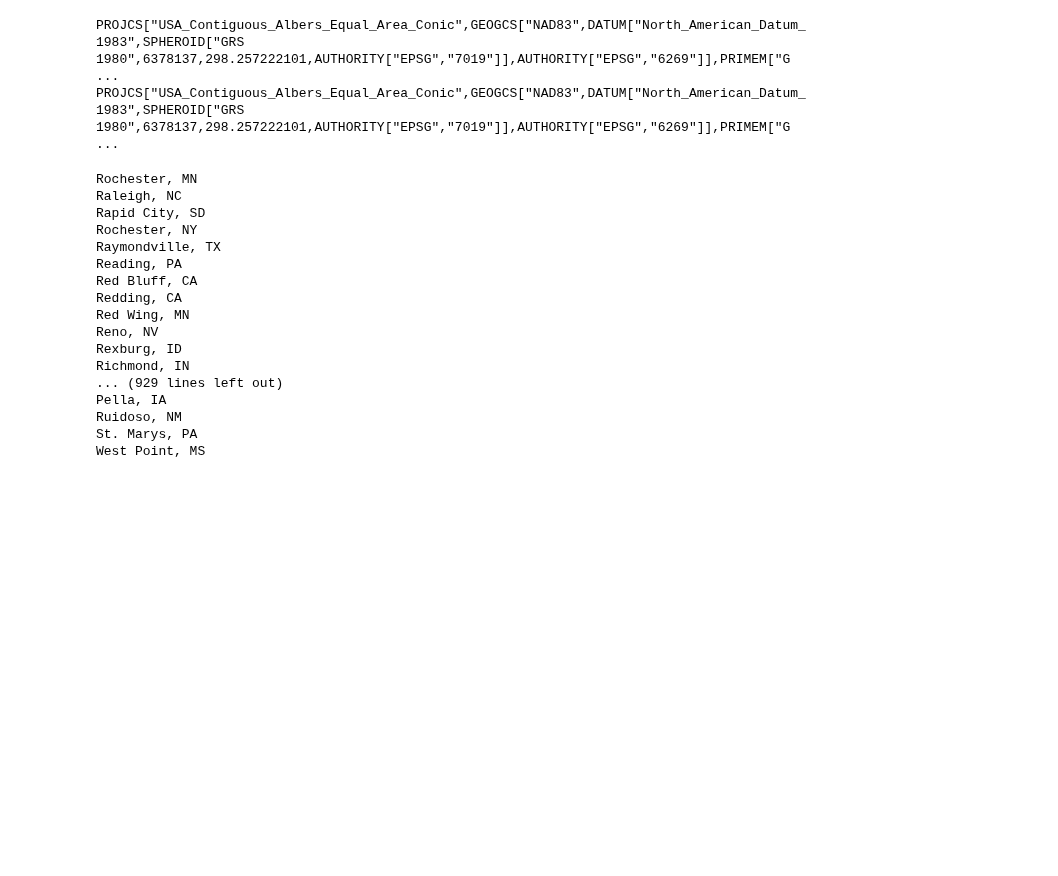
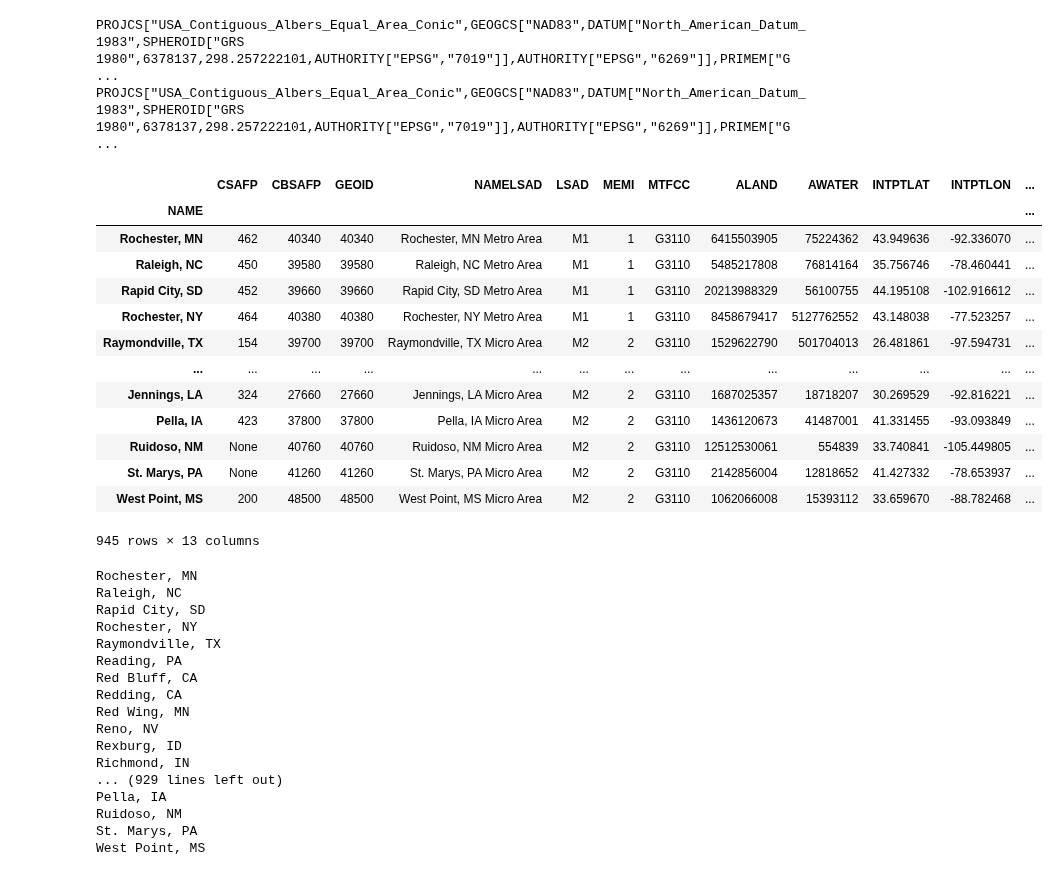
Before and after one commit to yianzhang14/us-migration-modeling, a Jupyter notebook: cbsa_coding.ipynb, the cells around one changed output. Drawn from its saved outputs; the diff is of its cells as text; code cells hidden in the pictures; blank space fills up the shorter version.

```diff
--- a/cbsa_coding.ipynb
+++ b/cbsa_coding.ipynb
@@ -100,6 +100,23 @@ PROJCS["USA_Contiguous_Albers_Equal_Area_Conic",GEOGCS["NAD83",DATUM["North_Amer
 PROJCS["USA_Contiguous_Albers_Equal_Area_Conic",GEOGCS["NAD83",DATUM["North_American_Datum_1983",SPHEROID["GRS 1980",6378137,298.257222101,AUTHORITY["EPSG","7019"]],AUTHORITY["EPSG","6269"]],PRIMEM["G ...
 # %%
 us["center"] = us["geometry"].centroid
+# %%
+cbsa
+# %% [output]
+|  | CSAFP | CBSAFP | GEOID | NAMELSAD | LSAD | MEMI | MTFCC | ALAND | AWATER | INTPTLAT | INTPTLON | ... |
+| NAME |  |  |  |  |  |  |  |  |  |  |  | ... |
+| Rochester, MN | 462 | 40340 | 40340 | Rochester, MN Metro Area | M1 | 1 | G3110 | 6415503905 | 75224362 | 43.949636 | -92.336070 | ... |
+| Raleigh, NC | 450 | 39580 | 39580 | Raleigh, NC Metro Area | M1 | 1 | G3110 | 5485217808 | 76814164 | 35.756746 | -78.460441 | ... |
+| Rapid City, SD | 452 | 39660 | 39660 | Rapid City, SD Metro Area | M1 | 1 | G3110 | 20213988329 | 56100755 | 44.195108 | -102.916612 | ... |
+| Rochester, NY | 464 | 40380 | 40380 | Rochester, NY Metro Area | M1 | 1 | G3110 | 8458679417 | 5127762552 | 43.148038 | -77.523257 | ... |
+| Raymondville, TX | 154 | 39700 | 39700 | Raymondville, TX Micro Area | M2 | 2 | G3110 | 1529622790 | 501704013 | 26.481861 | -97.594731 | ... |
+| ... | ... | ... | ... | ... | ... | ... | ... | ... | ... | ... | ... | ... |
+| Jennings, LA | 324 | 27660 | 27660 | Jennings, LA Micro Area | M2 | 2 | G3110 | 1687025357 | 18718207 | 30.269529 | -92.816221 | ... |
+| Pella, IA | 423 | 37800 | 37800 | Pella, IA Micro Area | M2 | 2 | G3110 | 1436120673 | 41487001 | 41.331455 | -93.093849 | ... |
+| Ruidoso, NM | None | 40760 | 40760 | Ruidoso, NM Micro Area | M2 | 2 | G3110 | 12512530061 | 554839 | 33.740841 | -105.449805 | ... |
+| St. Marys, PA | None | 41260 | 41260 | St. Marys, PA Micro Area | M2 | 2 | G3110 | 2142856004 | 12818652 | 41.427332 | -78.653937 | ... |
+| West Point, MS | 200 | 48500 | 48500 | West Point, MS Micro Area | M2 | 2 | G3110 | 1062066008 | 15393112 | 33.659670 | -88.782468 | ... |
+945 rows × 13 columns
 # %%
 for i, msa in cbsa.iterrows():
     print(i)
```
Also changed, not shown: parts of 4 cells of this notebook, 47 other files.
